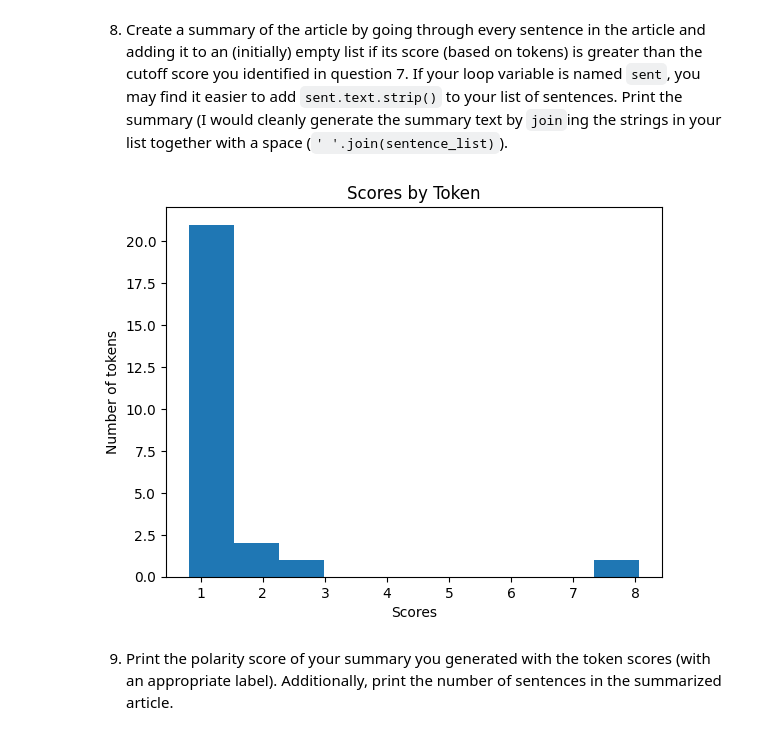
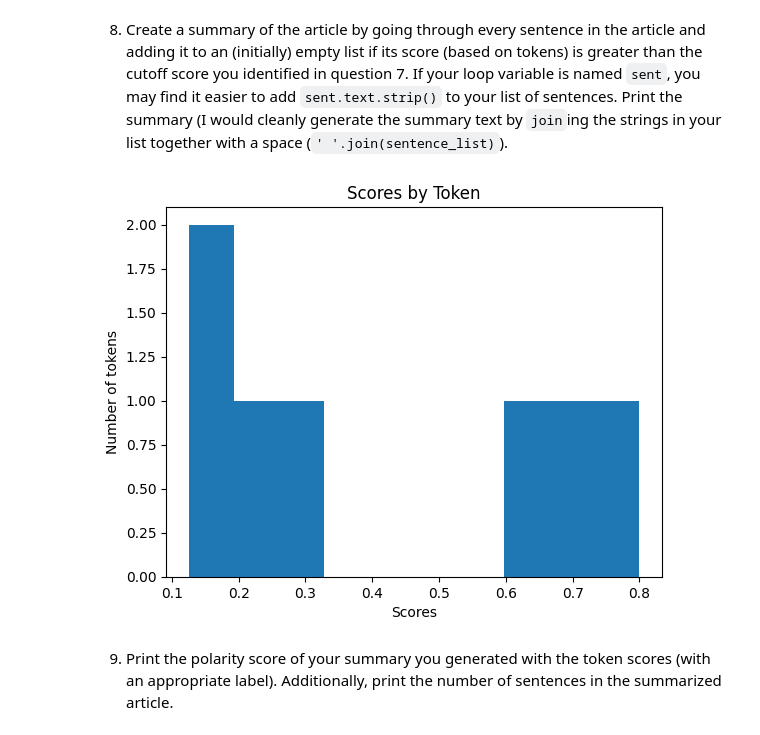
Before and after one commit to crsellinger/article-summarizer, a Jupyter notebook: article-summarizer.ipynb, the cells around one changed output. Drawn from its saved outputs; the diff is of its cells as text; code cells hidden in the pictures.

```diff
--- a/article-summarizer.ipynb
+++ b/article-summarizer.ipynb
@@ -312,21 +290,14 @@ jul : 8.064516129032258
 Feel free to change these scores as you generate your summaries.  Ideally, we're shooting for at least 6 sentences for our summary, but don't want more than 10 (these numbers are rough estimates; they depend on the length of your article).
 # %% [markdown]
 8. Create a summary of the article by going through every sentence in the article and adding it to an (initially) empty list if its score (based on tokens) is greater than the cutoff score you identified in question 7.  If your loop variable is named `sent`, you may find it easier to add `sent.text.strip()` to your list of sentences.  Print the summary (I would cleanly generate the summary text by `join`ing the strings in your list together with a space (`' '.join(sentence_list)`).
-# %%
-import statistics
-
-token_cutoff = statistics.median(token_scores)
-
-token_scores_cutoff = [x for x in token_scores if x > token_cutoff]
-
-# Histogram
-plt.hist(token_scores_cutoff)
-plt.title("Scores by Token")
-plt.xlabel("Scores")
-plt.ylabel("Number of tokens")
-plt.show()
-# %% [output]
-[figure, removed]
+# %%
+import statistics
+
+# Using list_of_scores list from above that has polarity scores of each sentence
+token_cutoff = statistics.median(list_of_scores)
+token_scores_cutoff = [x for x in list_of_scores if x > token_cutoff]
+# %% [output]
+[figure, added]
 # %% [markdown]
 9. Print the polarity score of your summary you generated with the token scores (with an appropriate label). Additionally, print the number of sentences in the summarized article.
 # %% [markdown]
```
Also changed, not shown: parts of 5 cells of this notebook, 1 other file.
